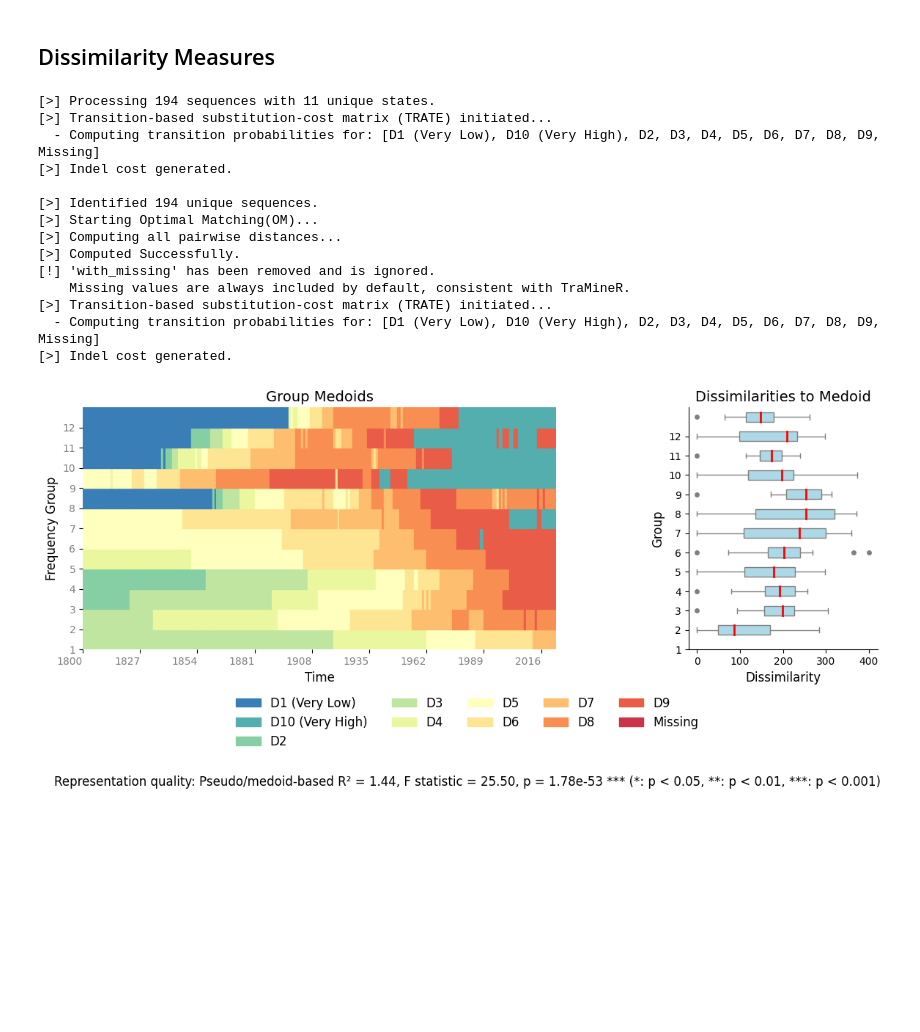
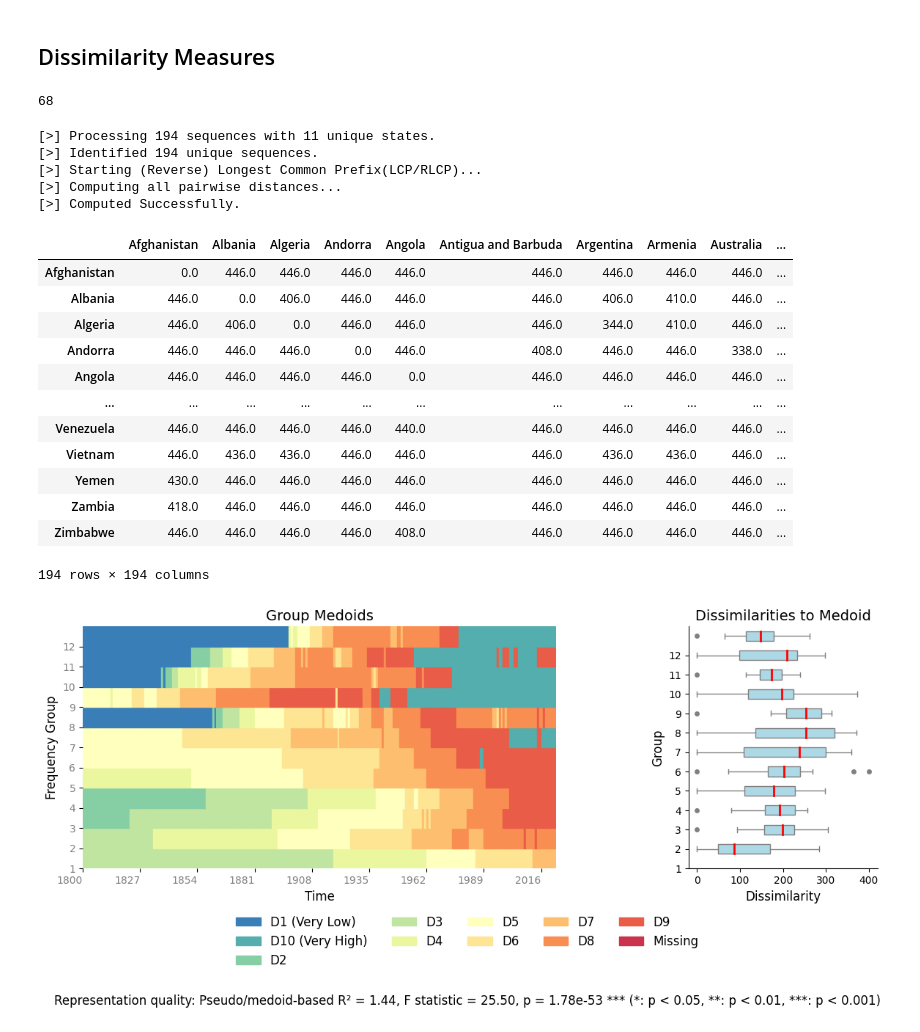
Before and after one commit to sdaza/Sequenzo, a Jupyter notebook: original_datasets_and_cleaning/xinyi/01_quickstart.ipynb, the cells around one changed output. Drawn from its saved outputs; the diff is of its cells as text; code cells hidden in the pictures; blank space fills up the shorter version.

Commit message:
1. Added new distance matrix algorithms: LCP and RLCP. 2. Added a utility function get_LCP_length_for_2_seq to compute the LCP length between two sequences. 3. Performed timing tests for LCP and RLCP.

```diff
--- a/original_datasets_and_cleaning/xinyi/01_quickstart.ipynb
+++ b/original_datasets_and_cleaning/xinyi/01_quickstart.ipynb
@@ -174,29 +174,38 @@ plot_modal_state(sequence_data, save_as='modal_state')
 [figure]
 # %% [markdown]
 ## Dissimilarity Measures
+# %%
+LLCP = get_LCP_length_for_2_seq(sequence_data, sequence_data, 1, 2)
+LLCP
+# %% [output]
+68
 # %%
 # You can also replace "OMspell" with "OM/DHD/HAM" and "TRATE" with "CONSTANT"
 om = get_distance_matrix(seqdata=sequence_data,
-                         method='OM',
+                         method='RLCP',
                          sm="TRATE",
                          indel="auto")
 
 om
 # %% [output]
 [>] Processing 194 sequences with 11 unique states.
-[>] Transition-based substitution-cost matrix (TRATE) initiated...
-  - Computing transition probabilities for: [D1 (Very Low), D10 (Very High), D2, D3, D4, D5, D6, D7, D8, D9, Missing]
-[>] Indel cost generated.
-
 [>] Identified 194 unique sequences.
-[>] Starting Optimal Matching(OM)...
+[>] Starting (Reverse) Longest Common Prefix(LCP/RLCP)...
 [>] Computing all pairwise distances...
 [>] Computed Successfully.
-[!] 'with_missing' has been removed and is ignored.
-    Missing values are always included by default, consistent with TraMineR.
-[>] Transition-based substitution-cost matrix (TRATE) initiated...
-  - Computing transition probabilities for: [D1 (Very Low), D10 (Very High), D2, D3, D4, D5, D6, D7, D8, D9, Missing]
-[>] Indel cost generated.
+|  | Afghanistan | Albania | Algeria | Andorra | Angola | Antigua and Barbuda | Argentina | Armenia | Australia | ... |
+| Afghanistan | 0.0 | 446.0 | 446.0 | 446.0 | 446.0 | 446.0 | 446.0 | 446.0 | 446.0 | ... |
+| Albania | 446.0 | 0.0 | 406.0 | 446.0 | 446.0 | 446.0 | 406.0 | 410.0 | 446.0 | ... |
+| Algeria | 446.0 | 406.0 | 0.0 | 446.0 | 446.0 | 446.0 | 344.0 | 410.0 | 446.0 | ... |
+| Andorra | 446.0 | 446.0 | 446.0 | 0.0 | 446.0 | 408.0 | 446.0 | 446.0 | 338.0 | ... |
+| Angola | 446.0 | 446.0 | 446.0 | 446.0 | 0.0 | 446.0 | 446.0 | 446.0 | 446.0 | ... |
+| ... | ... | ... | ... | ... | ... | ... | ... | ... | ... | ... |
+| Venezuela | 446.0 | 446.0 | 446.0 | 446.0 | 440.0 | 446.0 | 446.0 | 446.0 | 446.0 | ... |
+| Vietnam | 446.0 | 436.0 | 436.0 | 446.0 | 446.0 | 446.0 | 436.0 | 436.0 | 446.0 | ... |
+| Yemen | 430.0 | 446.0 | 446.0 | 446.0 | 446.0 | 446.0 | 446.0 | 446.0 | 446.0 | ... |
+| Zambia | 418.0 | 446.0 | 446.0 | 446.0 | 446.0 | 446.0 | 446.0 | 446.0 | 446.0 | ... |
+| Zimbabwe | 446.0 | 446.0 | 446.0 | 446.0 | 408.0 | 446.0 | 446.0 | 446.0 | 446.0 | ... |
+194 rows × 194 columns
 # %%
 plot_relative_frequency(seqdata=sequence_data,
                         distance_matrix=om,
```
Also changed, not shown: parts of 6 cells of this notebook, 17 other files.
